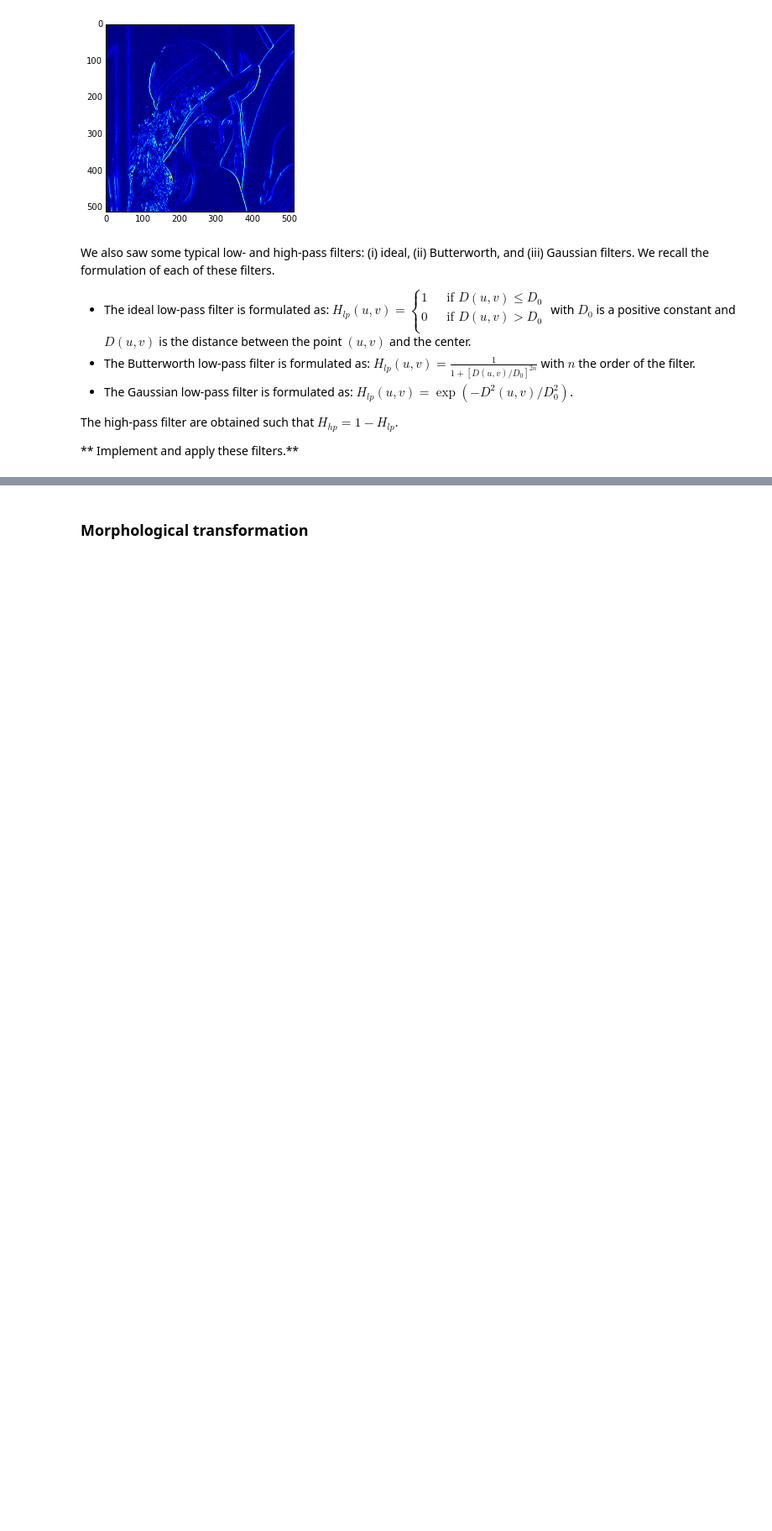
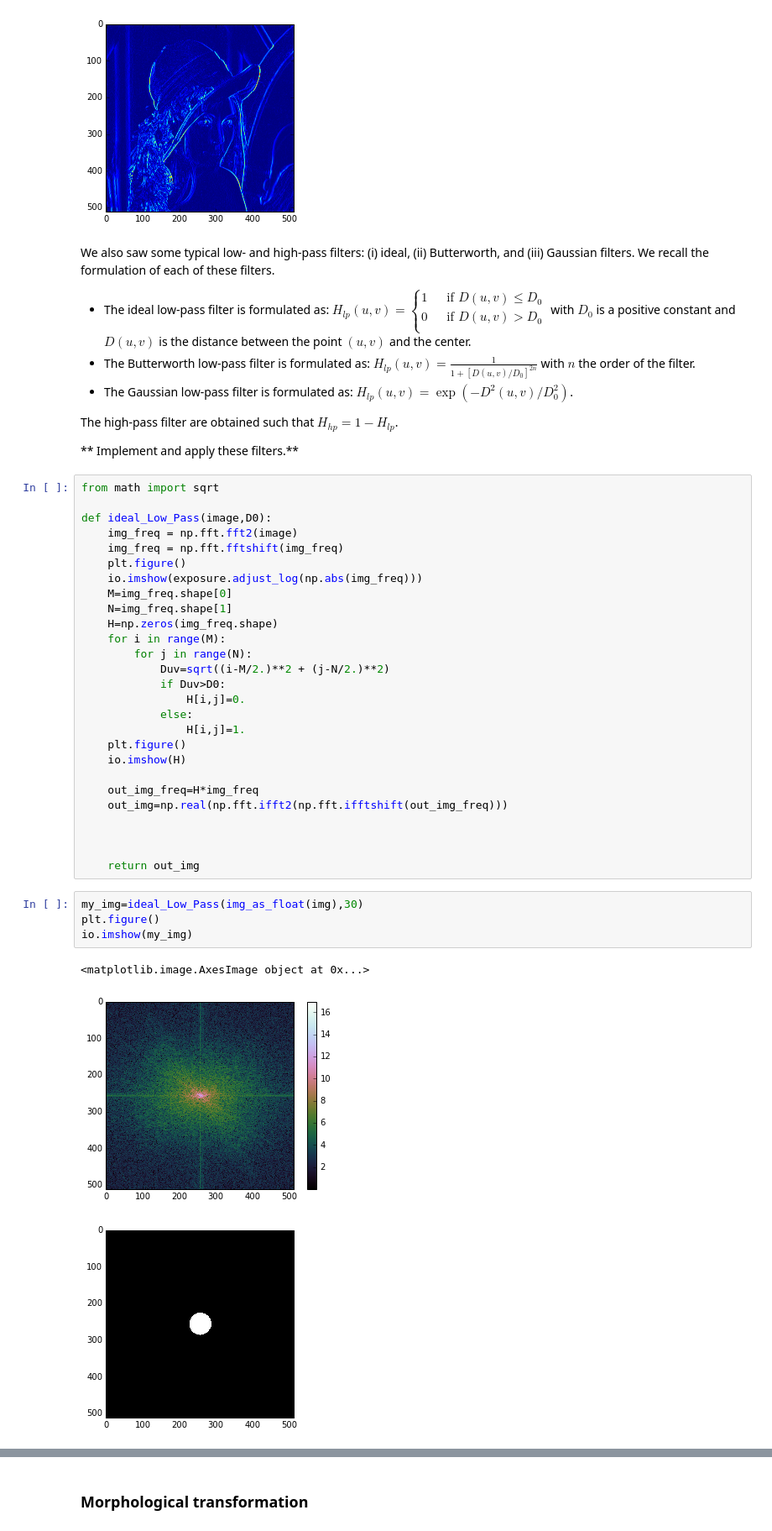
Before and after one commit to yanik-porto/B31XB-IIP-Introduction-skimage, a Jupyter notebook: 01-Introduction-skimage.ipynb, the cells around one changed output, grey strips where cells are left out. Shown at 84% size. Drawn from its saved outputs; the diff is of its cells as text; blank space fills up the shorter version.

```diff
--- a/01-Introduction-skimage.ipynb
+++ b/01-Introduction-skimage.ipynb
@@ -623,3 +622,38 @@ $ with $D_0$ is a positive constant and $D(u,v)$ is the distance between the poi
 The high-pass filter are obtained such that $H_{hp} = 1 - H_{lp}$.
 
 ** Implement and apply these filters.**
+# %%
+from math import sqrt
+
+def ideal_Low_Pass(image,D0):
+    img_freq = np.fft.fft2(image)
+    img_freq = np.fft.fftshift(img_freq)
+    plt.figure()
+    io.imshow(exposure.adjust_log(np.abs(img_freq)))
+    M=img_freq.shape[0]
+    N=img_freq.shape[1]
+    H=np.zeros(img_freq.shape)
+    for i in range(M):
+        for j in range(N):
+            Duv=sqrt((i-M/2.)**2 + (j-N/2.)**2)
+            if Duv>D0:
+                H[i,j]=0.
+            else:
+                H[i,j]=1.
+    plt.figure()
+    io.imshow(H)
+
+    out_img_freq=H*img_freq
+    out_img=np.real(np.fft.ifft2(np.fft.ifftshift(out_img_freq)))
+
+
+
+    return out_img
+# %%
+my_img=ideal_Low_Pass(img_as_float(img),30)
+plt.figure()
+io.imshow(my_img)
+# %% [output]
+<matplotlib.image.AxesImage object at 0x...>
+[figure, added]
+[figure, added]
```
Also changed, not shown: parts of 9 cells of this notebook.
